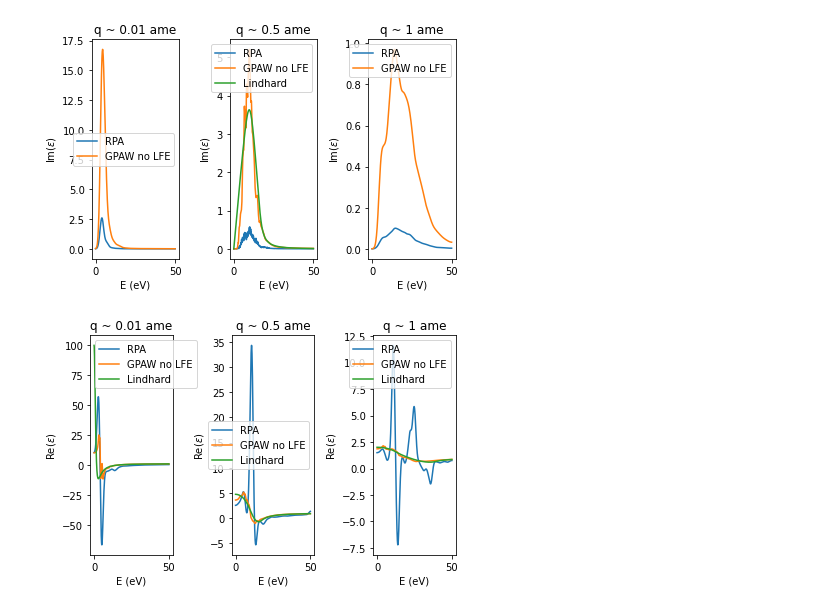
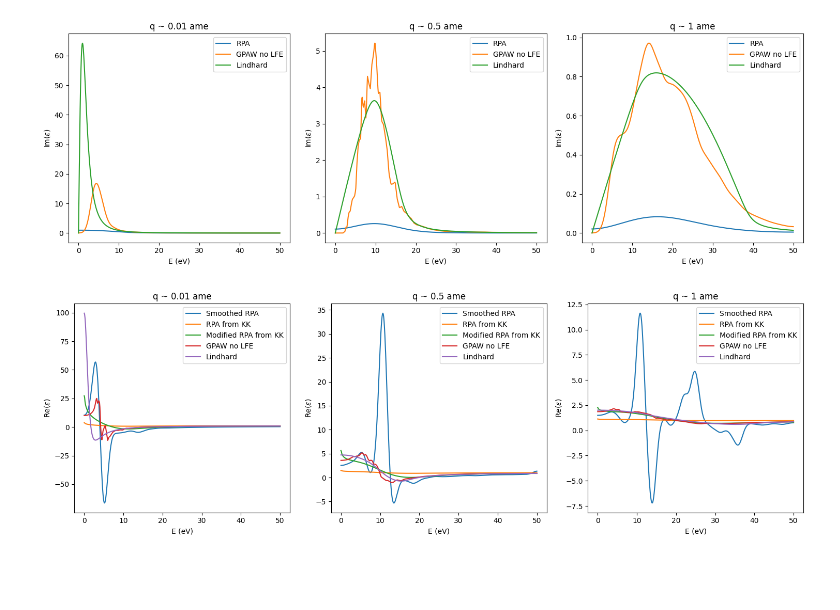
Before and after one commit to meganhott/QCDark2, a Jupyter notebook: plots.ipynb, the cells around one changed output. Saved outputs shown, nothing was run; the diff lists cells and outputs as text; code cells hidden in the pictures; blank space fills up the shorter version.

Commit message:
updated Kramers-Kronig for RPA

```diff
--- a/plots.ipynb
+++ b/plots.ipynb
@@ -97,7 +97,7 @@ im_min = np.min(np.concatenate([np.imag(eps[np.invert(np.isnan(eps))]), np.imag(
 im_max = np.max(np.concatenate([np.imag(eps[np.invert(np.isnan(eps))]), np.imag(eps_l[np.invert(np.isnan(eps_l))])]))
 re_max = max(-1*re_min, re_max)
 
-fig, ax = plt.subplots(2,3)
+fig, ax = plt.subplots(2,3, figsize=(15,8))
 
 im0 = ax[(0,0)].pcolormesh(E, q, np.real(eps), cmap=c, norm=matplotlib.colors.SymLogNorm(th, vmin=-re_max, vmax=re_max))
 im1 = ax[(1,0)].pcolormesh(E, q, np.imag(eps), cmap=c, norm=matplotlib.colors.SymLogNorm(th, vmin=-im_max, vmax=im_max,))
@@ -163,0 +159,17 @@ ValueError: operands could not be broadcast together with shapes (50,501) (50,10
+# %%
+#Kramers-Kronig RPA
+eps_kk_re = kk_2d(eps, E, E.shape[0], filter=False)
+
+fig, ax = plt.subplots(1,3, figsize=(15,5))
+im0 = ax[0].pcolormesh(E, q, np.imag(eps), cmap=c, norm=matplotlib.colors.SymLogNorm(th, vmin=-im_max, vmax=im_max))
+im1 = ax[1].pcolormesh(E, q, np.real(eps), cmap=c, norm=matplotlib.colors.SymLogNorm(th, vmin=-re_max, vmax=re_max))
+im2 = ax[2].pcolormesh(E, q, (eps_kk_re-1)*3*np.pi+1, cmap=c, norm=matplotlib.colors.SymLogNorm(th, vmin=-re_max, vmax=re_max))
+#Note modification to Re from KK in last plot - could we get something reasonable if constant multiplying chi is fixed?
+
+ax[0].set_title(r'RPA Im($\epsilon$)')
+ax[1].set_title(r'RPA Re($\epsilon$)')
+ax[2].set_title(r'RPA Re($\epsilon$) from KK')
+for i in [0,1,2]:
+    ax[i].set_xlabel('E (eV)')
+    ax[i].set_ylabel(r'q ($\alpha m_e$)')
+plt.tight_layout()
@@ -164,52 +178,58 @@ ValueError: operands could not be broadcast together with shapes (50,501) (50,10
 # %%
 #Im plots
 from scipy.ndimage import gaussian_filter1d
 
-#Note factors multiplying RPA - where is this nonlinear factor coming from?
+#Nonlinear factor to make RPA match GPAW and Lindhard
 
-fig, ax = plt.subplots(1,3)
+fig, ax = plt.subplots(1,3, figsize=(15,5))
 ax[0].plot(E, gaussian_filter1d(np.imag(eps[0,:]),10), label='RPA')
 ax[0].plot(E, gaussian_filter1d(darkelf_gpaw.eps2(E, 0.01*alpha*mElectron),10), label='GPAW no LFE')
-#ax[0].plot(E, np.imag(eps_l[0,:]), label='Lindhard')
+ax[0].plot(E, np.imag(eps_l[0,:]), label='Lindhard')
 ax[0].set_title('q ~ 0.01 ame')
 ax[0].legend()
 
 ax[1].plot(E, np.imag(eps[25,:]), label='RPA')
 ax[1].plot(E, darkelf_gpaw.eps2(E, 0.5*alpha*mElectron), label='GPAW no LFE')
 ax[1].plot(E, np.imag(eps_l[25,:]), label='Lindhard')
 ax[1].set_title('q ~ 0.5 ame')
 ax[1].legend()
 
 ax[2].plot(E, gaussian_filter1d(np.imag(eps[-1,:]),10), label='RPA')
 ax[2].plot(E, gaussian_filter1d(darkelf_gpaw.eps2(E, 1*alpha*mElectron),10), label='GPAW no LFE')
-#ax[2].plot(E, np.imag(eps_l[-1,:]), label='Lindhard')
+ax[2].plot(E, np.imag(eps_l[-1,:]), label='Lindhard')
 ax[2].set_title('q ~ 1 ame')
 ax[2].legend()
 
 for i in [0,1,2]:
     ax[i].set_xlabel('E (eV)')
     ax[i].set_ylabel(r'Im($\epsilon)$')
 plt.tight_layout()
 plt.show()
 # %% [output]
-[figure, old version]
+[figure, new version]
 # %%
 #Re plots
 
-fig, ax = plt.subplots(1,3)
-ax[0].plot(E, gaussian_filter1d(np.real(eps[0,:]),10), label='RPA')
+fig, ax = plt.subplots(1,3, figsize=(15,5))
+ax[0].plot(E, gaussian_filter1d(np.real(eps[0,:]),10), label='Smoothed RPA')
+ax[0].plot(E, eps_kk_re[0], label='RPA from KK')
+ax[0].plot(E, (eps_kk_re[0]-1)*3*np.pi+1, label='Modified RPA from KK')
 ax[0].plot(E, darkelf_gpaw.eps1(E, 0.01*alpha*mElectron), label='GPAW no LFE')
 ax[0].plot(E, np.real(eps_l[0,:]), label='Lindhard')
 ax[0].set_title('q ~ 0.01 ame')
 ax[0].legend()
 
-ax[1].plot(E, gaussian_filter1d(np.real(eps[25,:]),10), label='RPA')
+ax[1].plot(E, gaussian_filter1d(np.real(eps[25,:]),10), label='Smoothed RPA')
+ax[1].plot(E, eps_kk_re[25], label='RPA from KK')
+ax[1].plot(E, (eps_kk_re[25]-1)*3*np.pi+1, label='Modified RPA from KK')
 ax[1].plot(E, darkelf_gpaw.eps1(E, 0.5*alpha*mElectron), label='GPAW no LFE')
 ax[1].plot(E, np.real(eps_l[25,:]), label='Lindhard')
 ax[1].set_title('q ~ 0.5 ame')
 ax[1].legend()
 
-ax[2].plot(E, gaussian_filter1d(np.real(eps[-1,:]),10), label='RPA')
+ax[2].plot(E, gaussian_filter1d(np.real(eps[-1,:]),10), label='Smoothed RPA')
+ax[2].plot(E, eps_kk_re[-1], label='RPA from KK')
+ax[2].plot(E, (eps_kk_re[-1]-1)*3*np.pi+1, label='Modified RPA from KK')
 ax[2].plot(E, darkelf_gpaw.eps1(E, 1*alpha*mElectron), label='GPAW no LFE')
 ax[2].plot(E, np.real(eps_l[-1,:]), label='Lindhard')
 ax[2].set_title('q ~ 1 ame')
@@ -221,4 +241,4 @@ for i in [0,1,2]:
 plt.tight_layout()
 plt.show()
 # %% [output]
-[figure, old version]
+[figure, new version]
```
Also changed, not shown: parts of 9 cells of this notebook.
